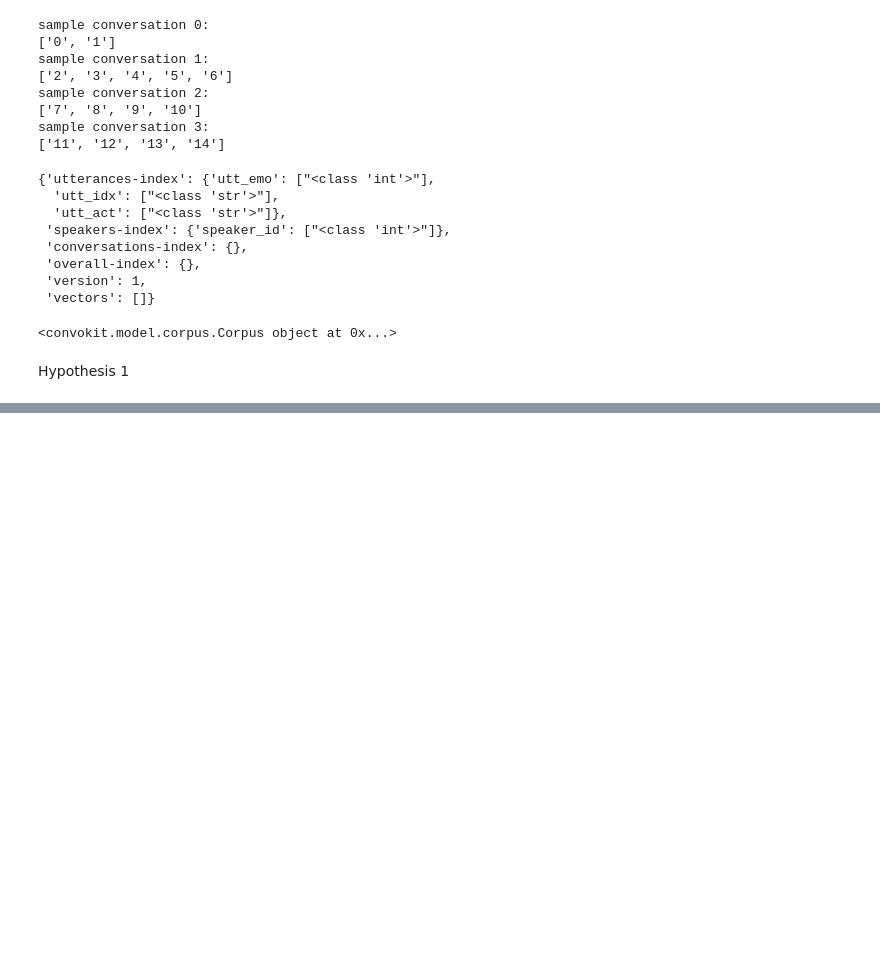
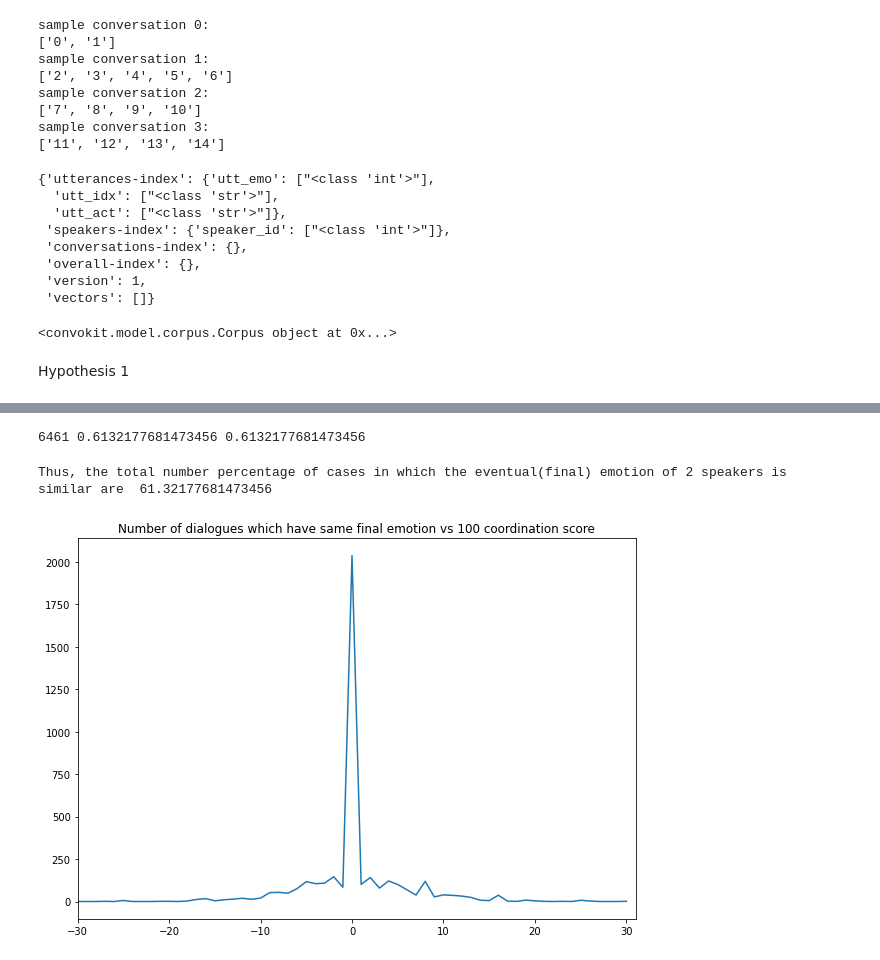
Before and after one commit to VinayakG2002/Coordination, a Jupyter notebook: Splitting_dataset.ipynb, the cells around one changed output, grey strips where cells are left out. Saved outputs shown, nothing was run; the diff lists cells and outputs as text; code cells hidden in the pictures; blank space fills up the shorter version.

```diff
--- a/Splitting_dataset.ipynb
+++ b/Splitting_dataset.ipynb
@@ -472,0 +572,56 @@ Hypothesis 1
+# %%
+#b to a
+#initial= not equal
+#final= similar
+#print('Eventual emotion is same by what ratio if coordination of any one of the speakers is greater then 0.1 towards the other speaker:')
+speakerb_to_speakera=coord.summarize(corpus, speaker_b, speaker_a)
+for speakerb, score in sorted(speakerb_to_speakera.averages_by_speaker().items(),key=lambda x: x[1], reverse=True):
+    x=int(int(score*100)+30)
+    if int(speakerb.id)%2==0:
+        emotion_speaker1=list_of_emotion[int(speakerb.id)]
+        emotion_speaker2=list_of_emotion[int(speakerb.id)+1]
+    else:
+        emotion_speaker1=list_of_emotion[int(speakerb.id)]
+        emotion_speaker2=list_of_emotion[int(speakerb.id)-1]
+    similar_t.add(int(speakerb.id))
+    length1=len(emotion_speaker1)
+    length2=len(emotion_speaker2)
+    #if (emotion_speaker1[0]!=emotion_speaker2[0]) and (emotion_speaker1[0]==0 and emotion_speaker1[length1-1]==0) or (emotion_speaker2[0]==0 and emotion_speaker2[length2-1]==0):
+        #similar_t.discard(int(speakerb.id))
+    if length1>1:
+        if emotion_speaker1[length1-1]==emotion_speaker2[length2-1] or (emotion_speaker1[length1-1]==1 and emotion_speaker2[length2-1]==2) or (emotion_speaker1[length1-1]==2 and emotion_speaker2[length2-1]==1) or (emotion_speaker1[length1-1]==2 and emotion_speaker2[length2-1]==3) or (emotion_speaker1[length1-1]==3 and emotion_speaker2[length2-1]==2) or (emotion_speaker1[length1-1]==3 and emotion_speaker2[length2-1]==5) or (emotion_speaker1[length1-1]==5 and emotion_speaker2[length2-1]==3) or (emotion_speaker1[length1-1]==1 and emotion_speaker2[length2-1]==5) or (emotion_speaker1[length1-1]==5 and emotion_speaker2[length2-1]==1) or (emotion_speaker1[length1-1]==3 and emotion_speaker2[length2-1]==1) or (emotion_speaker1[length1-1]==1 and emotion_speaker2[length2-1]==3) or (emotion_speaker1[length1-1]==2 and emotion_speaker2[length2-1]==5) or (emotion_speaker1[length1-1]==5 and emotion_speaker2[length2-1]==2)  :
+            similar_q.add(int(speakerb.id))
+            final_emotion_similar[x]+=1
+        #if (emotion_speaker1[0]!=emotion_speaker2[0]) and (emotion_speaker1[0]==0 and emotion_speaker1[length1-1]==0) or (emotion_speaker2[0]==0 and emotion_speaker2[length2-1]==0):
+            #similar_q.discard(int(speakerb.id))
+print(len(similar_t),len(similar_q)/len(similar_t),((len(similar_q)-final_emotion_similar[0])/(len(similar_t)-initial_emotions[0])))
+# %% [output]
+6461 0.6132177681473456 0.6132177681473456
+# %%
+print("Thus, the total number percentage of cases in which the eventual(final) emotion of 2 speakers is similar are ",100*len(similar_q)/len(similar_t))
+# %% [output]
+Thus, the total number percentage of cases in which the eventual(final) emotion of 2 speakers is similar are  61.32177681473456
+# %%
+x_axis=list(range(-30,31))
+# %%
+import matplotlib.pyplot as plt
+from matplotlib.collections import EventCollection
+import numpy as np
+
+fig = plt.figure()
+ax = fig.add_subplot(1, 1, 1)
+ax.plot(x_axis, final_emotion_same, color='tab:blue')
+xevents1 = EventCollection(x_axis, color='tab:blue', linelength=0.01)
+yevents1 = EventCollection(final_emotion_same, color='tab:blue', linelength=0.01,orientation='vertical')
+ax.add_collection(xevents1)
+ax.add_collection(yevents1)
+ax.set_xlim([-30, 31])
+
+
+
+ax.set_title('Number of dialogues which have same final emotion vs 100 coordination score')
+plt.rcParams["figure.figsize"] = (10,7)
+plt.savefig('images/new_same.png')
+plt.show()
+# %% [output]
+[figure, added]
```
Also changed, not shown: parts of 16 cells of this notebook, 8 other files.
